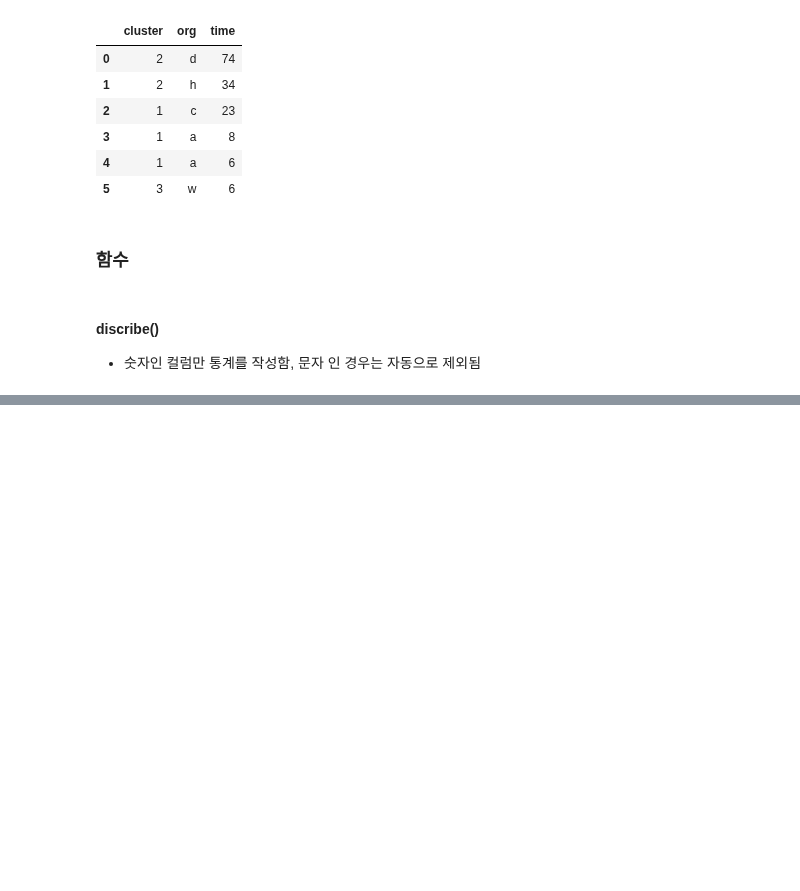
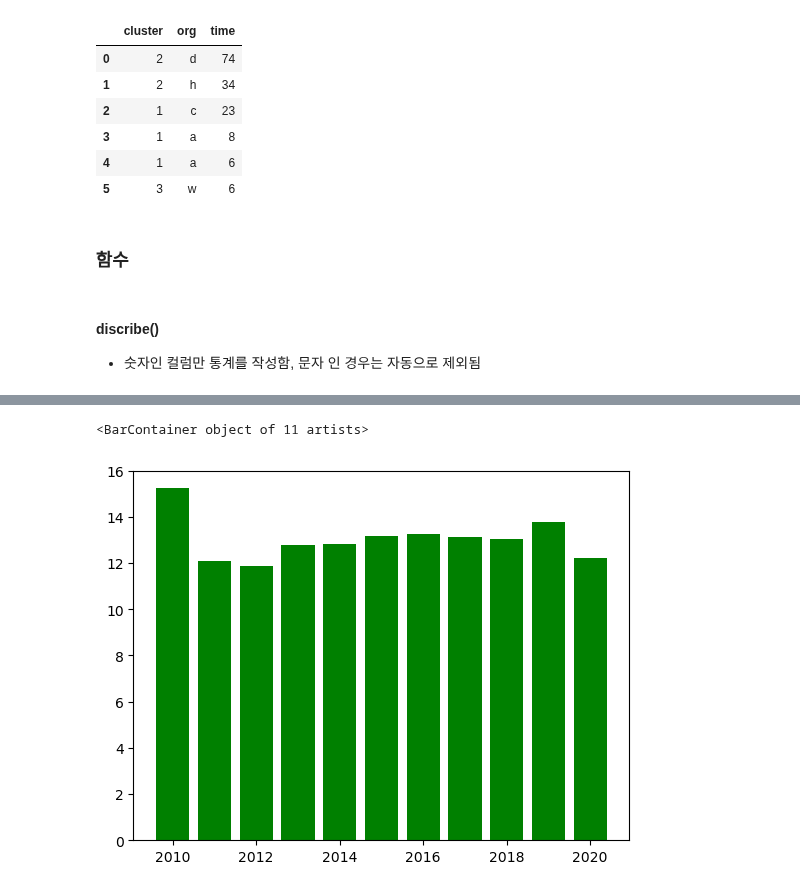
Before and after one commit to Junseon-Human/learn_python, a Jupyter notebook: 21_pandas.ipynb, the cells around one changed output, grey strips where cells are left out. Drawn from its saved outputs; the diff is of its cells as text; code cells hidden in the pictures; blank space fills up the shorter version.

```diff
--- a/21_pandas.ipynb
+++ b/21_pandas.ipynb
@@ -364,0 +758,14 @@ df.describe()
+# %%
+import pandas as pd
+import matplotlib.pyplot as plt
+
+path = "https://github.com/dongupak/DataML/raw/main/csv/weather.csv"
+
+# 일시를 가져와 month 컬럼을 추가 하기
+weather = pd.read_csv(path, encoding="CP949")
+weather["year"] = pd.DatetimeIndex(weather["일시"]).year
+yearly_means = weather.groupby("year").mean(numeric_only=True)
+plt.bar(list(yearly_means.index), yearly_means["평균기온"], color="green")
+# %% [output]
+<BarContainer object of 11 artists>
+[figure, added]
```
Also changed, not shown: parts of 49 cells of this notebook.
